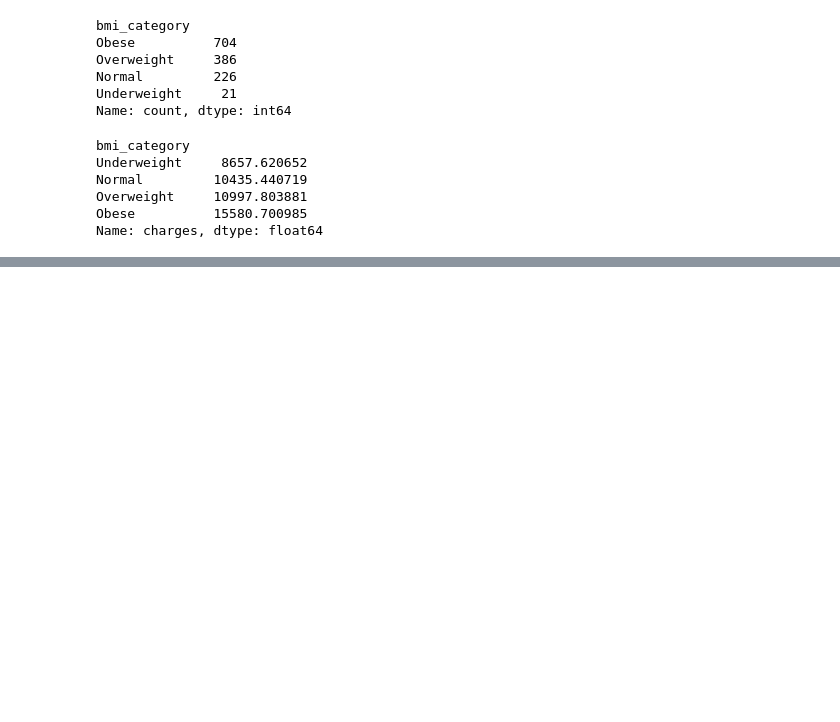
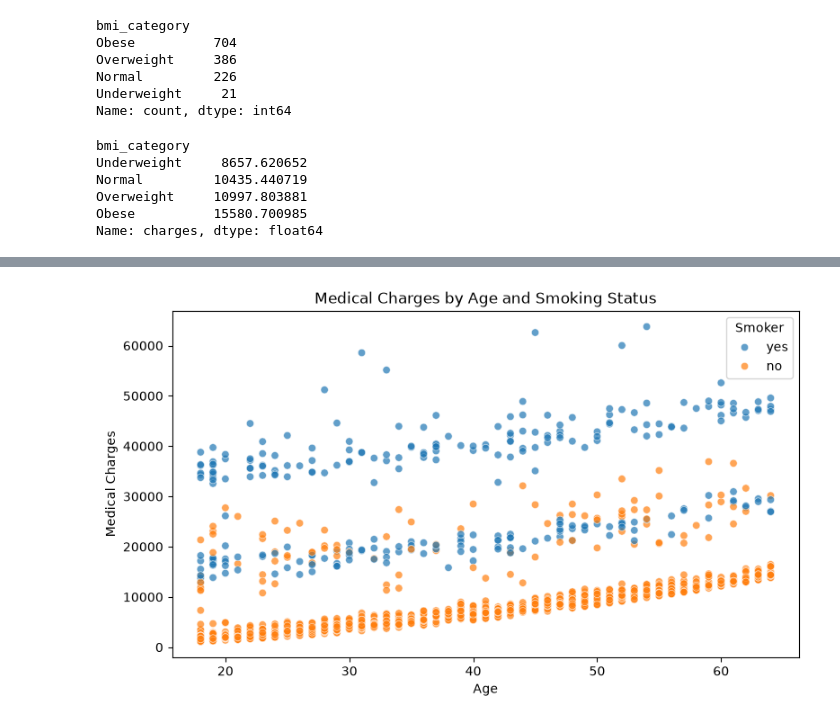
Before and after one commit to antonate113/Medical-Cost-Prediction, a Jupyter notebook: notebooks/01_data_understanding.ipynb, the cells around one changed output, grey strips where cells are left out. Drawn from its saved outputs; the diff is of its cells as text; code cells hidden in the pictures; blank space fills up the shorter version.

```diff
--- a/notebooks/01_data_understanding.ipynb
+++ b/notebooks/01_data_understanding.ipynb
@@ -243,0 +244,19 @@ plt.show()
+# %%
+plt.figure(figsize=(9, 5))
+
+sns.scatterplot(
+    data=df,
+    x="age",
+    y="charges",
+    hue="smoker",
+    alpha=0.7
+)
+
+plt.title("Medical Charges by Age and Smoking Status")
+plt.xlabel("Age")
+plt.ylabel("Medical Charges")
+plt.legend(title="Smoker")
+
+plt.show()
+# %% [output]
+[figure, added]
```
Also changed, not shown: parts of 7 cells of this notebook, 1 other file.
